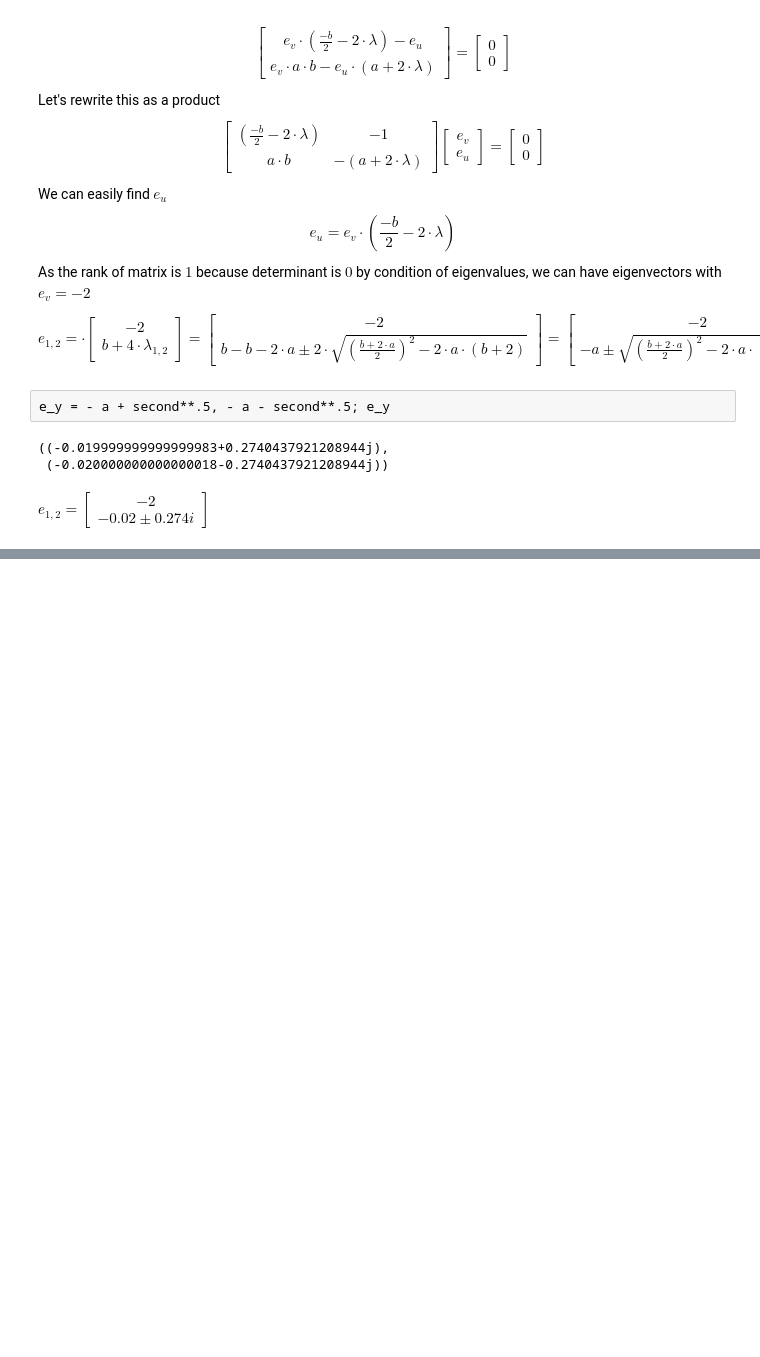
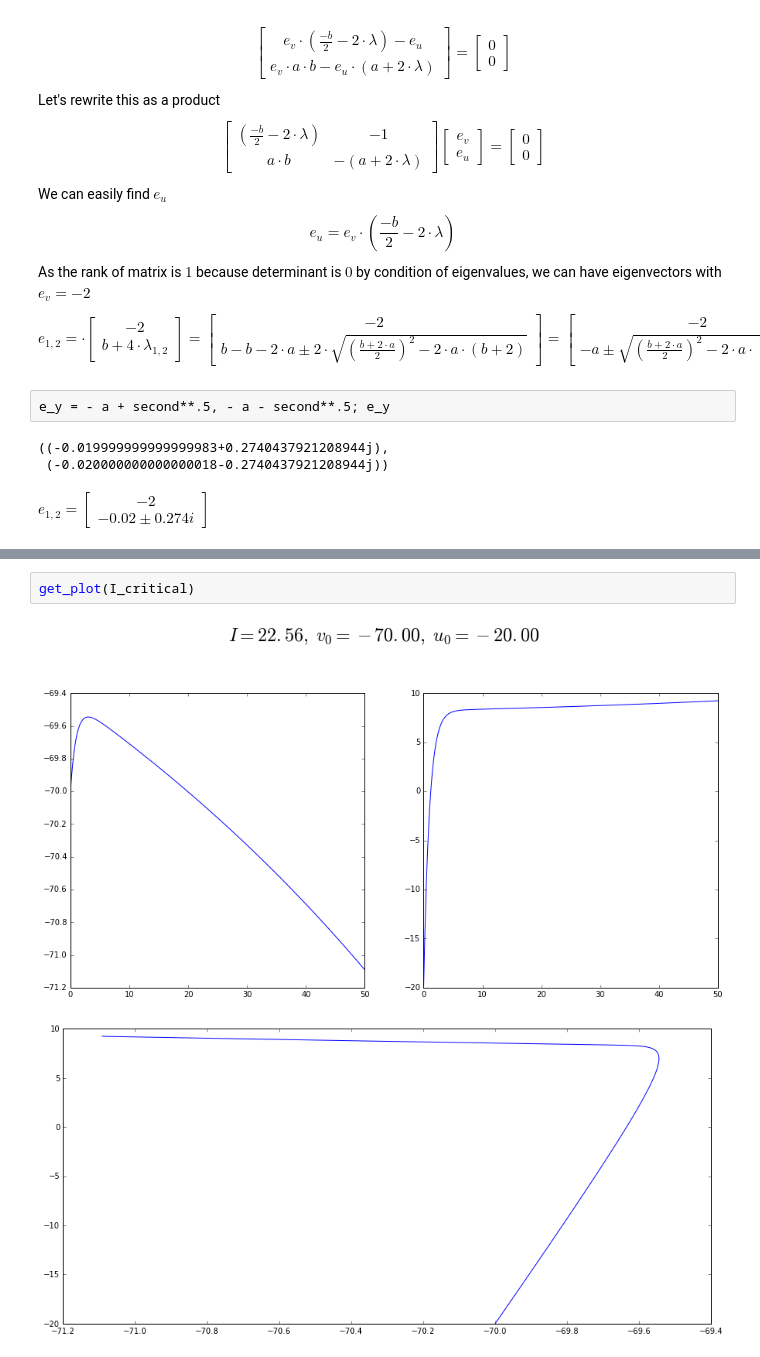
Before and after one commit to char-lie/physical-informatics, a Jupyter notebook: Lab4/lab4.ipynb, the cells around one changed output, grey strips where cells are left out. Drawn from its saved outputs; the diff is of its cells as text; blank space fills up the shorter version.

```diff
--- a/Lab4/lab4.ipynb
+++ b/Lab4/lab4.ipynb
@@ -230,0 +285,5 @@ $e_{1, 2} = \begin{bmatrix}
+# %%
+get_plot(I_critical)
+# %% [output]
+[figure, added]
+[figure, added]
```
Also changed, not shown: parts of 8 cells of this notebook.
